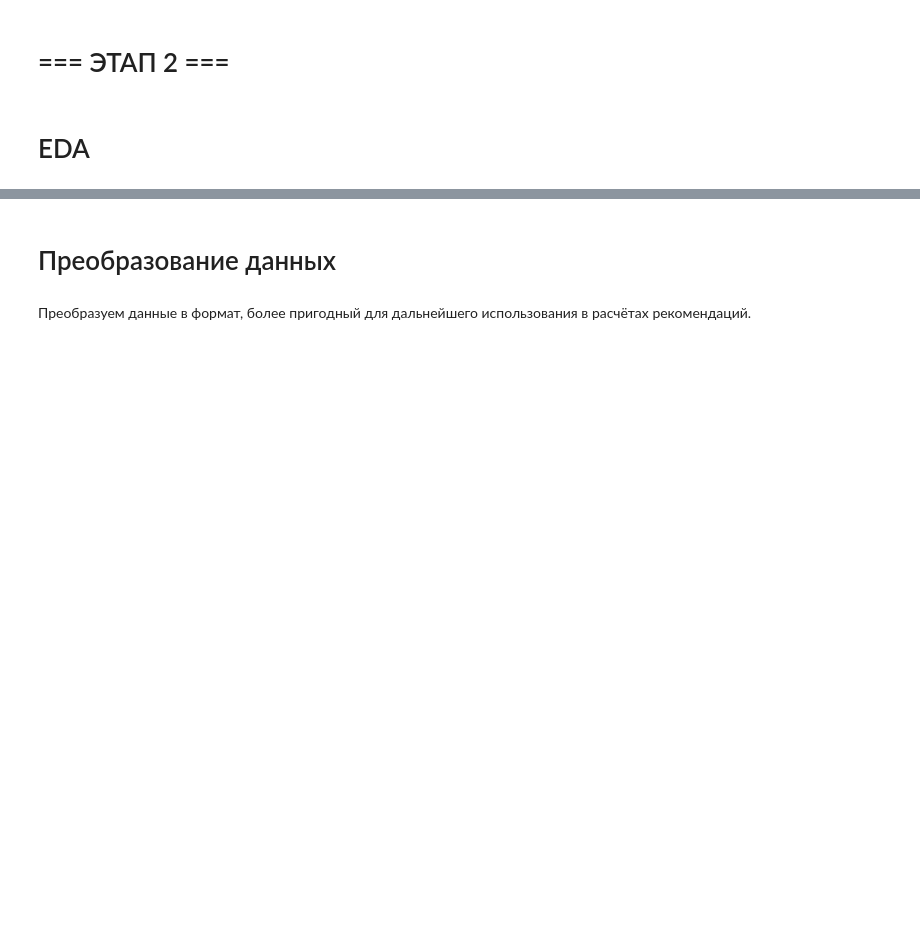
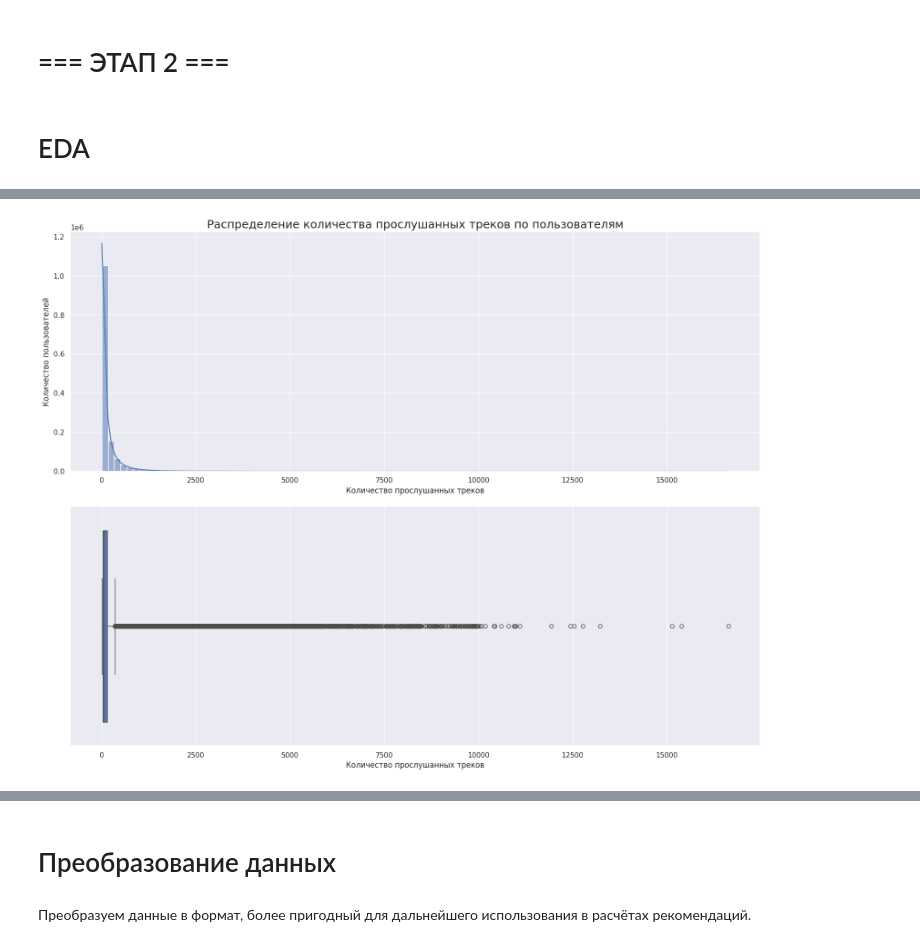
Before and after one commit to an-mor/mle-project-sprint-4-v001, a Jupyter notebook: recommendations.ipynb, the cells around one changed output, grey strips where cells are left out. Drawn from its saved outputs; the diff is of its cells as text; code cells hidden in the pictures; blank space fills up the shorter version.

```diff
--- a/recommendations.ipynb
+++ b/recommendations.ipynb
@@ -6,0 +19,3 @@ import pandas as pd
+# %%
+sns.set_style("darkgrid")
+sns.set_theme(style="darkgrid")
@@ -22,0 +121,2 @@ tracks = pd.read_parquet("tracks.parquet")
+# %%
+interactions = pd.read_parquet("interactions.parquet")
@@ -26,0 +210,2 @@ tracks = pd.read_parquet("tracks.parquet")
+# %%
+interactions = interactions.reset_index(drop=True)
@@ -38,0 +357,2 @@ tracks = pd.read_parquet("tracks.parquet")
+# %%
+user_track_counts = interactions.groupby("user_id")["track_id"].count().reset_index()
@@ -38,0 +371,18 @@ tracks = pd.read_parquet("tracks.parquet")
+# %%
+fig, axs = plt.subplots(2, 1)
+fig.set_size_inches(16.5, 12.5, forward=True)
+fig.tight_layout(pad=2.6)
+
+x = "track_id"
+x_label = "Количество прослушанных треков"
+sns.histplot(user_track_counts, x=x, kde=True, bins=100, ax=axs[0])
+axs[0].set_title(f'Распределение количества прослушанных треков по пользователям', fontsize=18)
+axs[0].set_xlabel(x_label)
+axs[0].set_ylabel("Количество пользователей")
+
+sns.boxplot(user_track_counts, x=x, ax=axs[1])
+axs[1].set_xlabel(x_label)
+
+plt.show()
+# %% [output]
+[figure, added]
```
Also changed, not shown: parts of 158 cells of this notebook, 1 other file.
